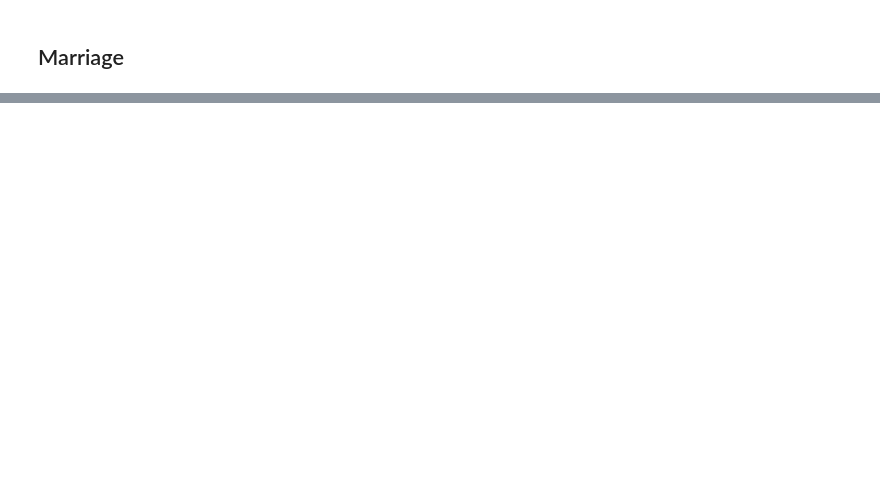
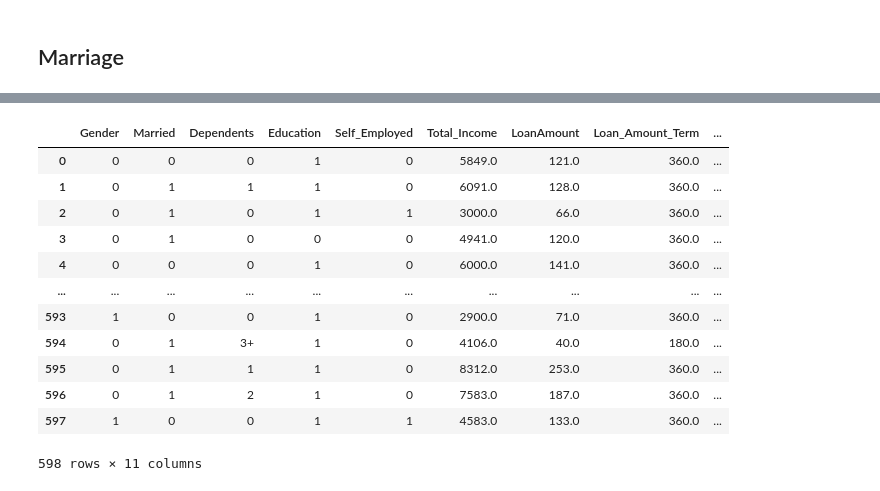
Before and after one commit to andrew-voortman/ML_Loan_Prediction_Model, a Jupyter notebook: data_preprocessing.ipynb, the cells around one changed output, grey strips where cells are left out. Cells and saved outputs as stored; diff of their text form; code cells hidden in the pictures; blank space fills up the shorter version.

```diff
--- a/data_preprocessing.ipynb
+++ b/data_preprocessing.ipynb
@@ -286,0 +371,14 @@ preprocessing_df.head()
+# %%
+# Encoding Self_Employed Column by setting yes as 1 and no as 0
+# Null values will also be encoded as 0 using this method
+def encode_employ(employment):
+    if employment == "Yes":
+        return 1
+    else:
+        return 0
+
+# Call the encode_edu function on the Education column
+preprocessing_df["Self_Employed"] = preprocessing_df["Self_Employed"].apply(encode_employ)
+
+# Review the DataFrame
+preprocessing_df.head()
@@ -286,0 +425,16 @@ preprocessing_df.head()
+# %%
+preprocessing_df
+# %% [output]
+|  | Gender | Married | Dependents | Education | Self_Employed | Total_Income | LoanAmount | Loan_Amount_Term | ... |
+| 0 | 0 | 0 | 0 | 1 | 0 | 5849.0 | 121.0 | 360.0 | ... |
+| 1 | 0 | 1 | 1 | 1 | 0 | 6091.0 | 128.0 | 360.0 | ... |
+| 2 | 0 | 1 | 0 | 1 | 1 | 3000.0 | 66.0 | 360.0 | ... |
+| 3 | 0 | 1 | 0 | 0 | 0 | 4941.0 | 120.0 | 360.0 | ... |
+| 4 | 0 | 0 | 0 | 1 | 0 | 6000.0 | 141.0 | 360.0 | ... |
+| ... | ... | ... | ... | ... | ... | ... | ... | ... | ... |
+| 593 | 1 | 0 | 0 | 1 | 0 | 2900.0 | 71.0 | 360.0 | ... |
+| 594 | 0 | 1 | 3+ | 1 | 0 | 4106.0 | 40.0 | 180.0 | ... |
+| 595 | 0 | 1 | 1 | 1 | 0 | 8312.0 | 253.0 | 360.0 | ... |
+| 596 | 0 | 1 | 2 | 1 | 0 | 7583.0 | 187.0 | 360.0 | ... |
+| 597 | 1 | 0 | 0 | 1 | 1 | 4583.0 | 133.0 | 360.0 | ... |
+598 rows × 11 columns
```
Also changed, not shown: parts of 31 cells of this notebook, 1 other file.
